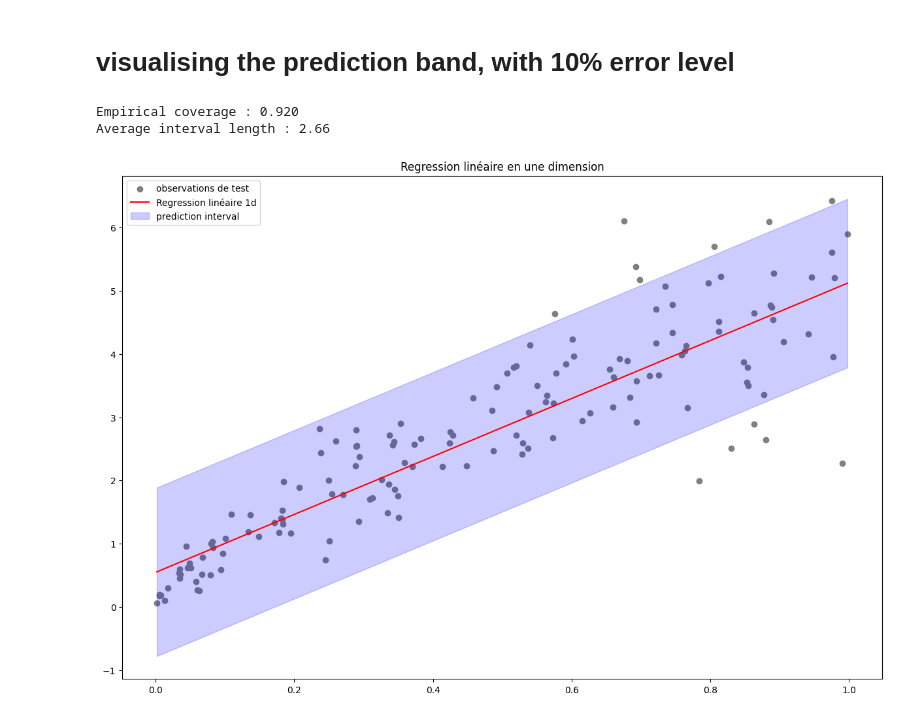
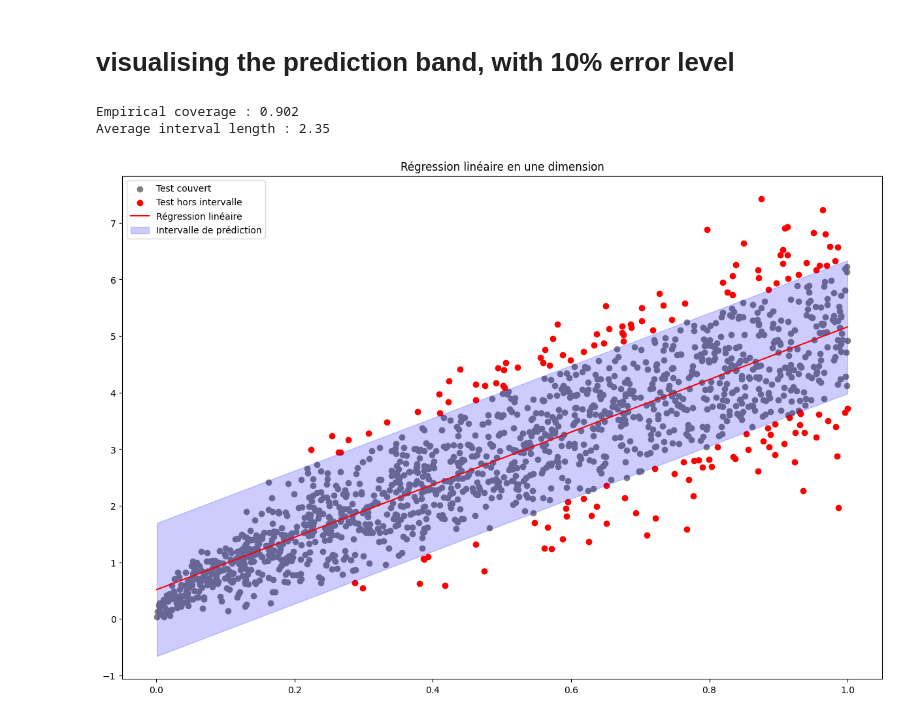
Before and after one commit to HAZAR00/PredictionConforme, a Jupyter notebook: regression.ipynb, the cells around one changed output. Cells and saved outputs as stored; diff of their text form; code cells hidden in the pictures.

Commit message:
added general plan, latex version of theorem and regression visualisation with different color for points outisde the intervall

```diff
--- a/regression.ipynb
+++ b/regression.ipynb
@@ -16,7 +16,7 @@ from sklearn.metrics import mean_squared_error
 For this project, we will generate a synthetic dataset. The variable X is sampled from a uniform distribution, and Y is a linear function of X with added normal noise. The noise variance depends on X, simulating a case of heteroscedasticity.
 # %%
 
-n=1000
+n=10000
 X = np.random.uniform(0,1,n)
 eps = np.random.normal(2,1,n)
 Y = 3*X+np.sqrt(X)*eps
@@ -97,32 +98,43 @@ C_hat_upper_band= Y_pred + quantile
 # %% [markdown]
 # visualising the prediction band, with 10% error level
 # %%
-plt.figure(1, figsize=[15,10])
 
-plt.title('Regression linéaire en une dimension')
-plt.scatter(X_test,Y_test,color='grey',label='observations de test')
 
-#Predicted data
-plt.plot(X_test_sorted,Y_pred_sorted, label='Regression linéaire 1d', color="red")
-"""plt.scatter(X_test,C_hat_lower_band,color='blue')
-plt.scatter(X_test,C_hat_upper_band,color='blue')"""
 
-index=np.argsort(X_test)
-C_hat_lower_band_sorted= C_hat_lower_band[index]
-C_hat_upper_band_sorted= C_hat_upper_band[index]
+plt.figure(1, figsize=[15, 10])
+plt.title('Régression linéaire en une dimension')
 
-plt.fill_between(X_test_sorted,C_hat_lower_band_sorted,C_hat_upper_band_sorted,color='blue',alpha=0.2,label="prediction interval")
+# Tri des données pour un tracé propre
+index = np.argsort(X_test)
+X_test_sorted = X_test[index]
+Y_test_sorted = Y_test[index]
+Y_pred_sorted = Y_pred[index]
+C_hat_lower_band_sorted = C_hat_lower_band[index]
+C_hat_upper_band_sorted = C_hat_upper_band[index]
+
+# Identifier les points couverts et non couverts
+covered = (Y_test >= C_hat_lower_band) & (Y_test <= C_hat_upper_band)
+not_covered = ~covered
+
+# Scatter des observations test : gris si couvert, rouge si hors intervalle
+plt.scatter(X_test[covered], Y_test[covered], color='grey', label='Test couvert')
+plt.scatter(X_test[not_covered], Y_test[not_covered], color='red', label='Test hors intervalle')
+
+# Régression
+plt.plot(X_test_sorted, Y_pred_sorted, label='Régression linéaire', color="red")
+
+# Intervalle de prédiction
+plt.fill_between(X_test_sorted, C_hat_lower_band_sorted, C_hat_upper_band_sorted,
+                 color='blue', alpha=0.2, label="Intervalle de prédiction")
 
 plt.legend()
 
-# Evaluate average coverage
-coverage = np.mean((Y_test >= C_hat_lower_band) & (Y_test <= C_hat_upper_band))
-#Evaluate average interval length
+# Évaluation
+coverage = np.mean(covered)
 avg_interval_length = np.mean(C_hat_upper_band - C_hat_lower_band)
-
 print(f"Empirical coverage : {coverage:.3f}")
 print(f"Average interval length : {avg_interval_length:.2f}")
 # %% [output]
-Empirical coverage : 0.920
-Average interval length : 2.66
+Empirical coverage : 0.902
+Average interval length : 2.35
-[figure, old version]
+[figure, new version]
```
Also changed, not shown: parts of 3 cells of this notebook, 11 other files.
